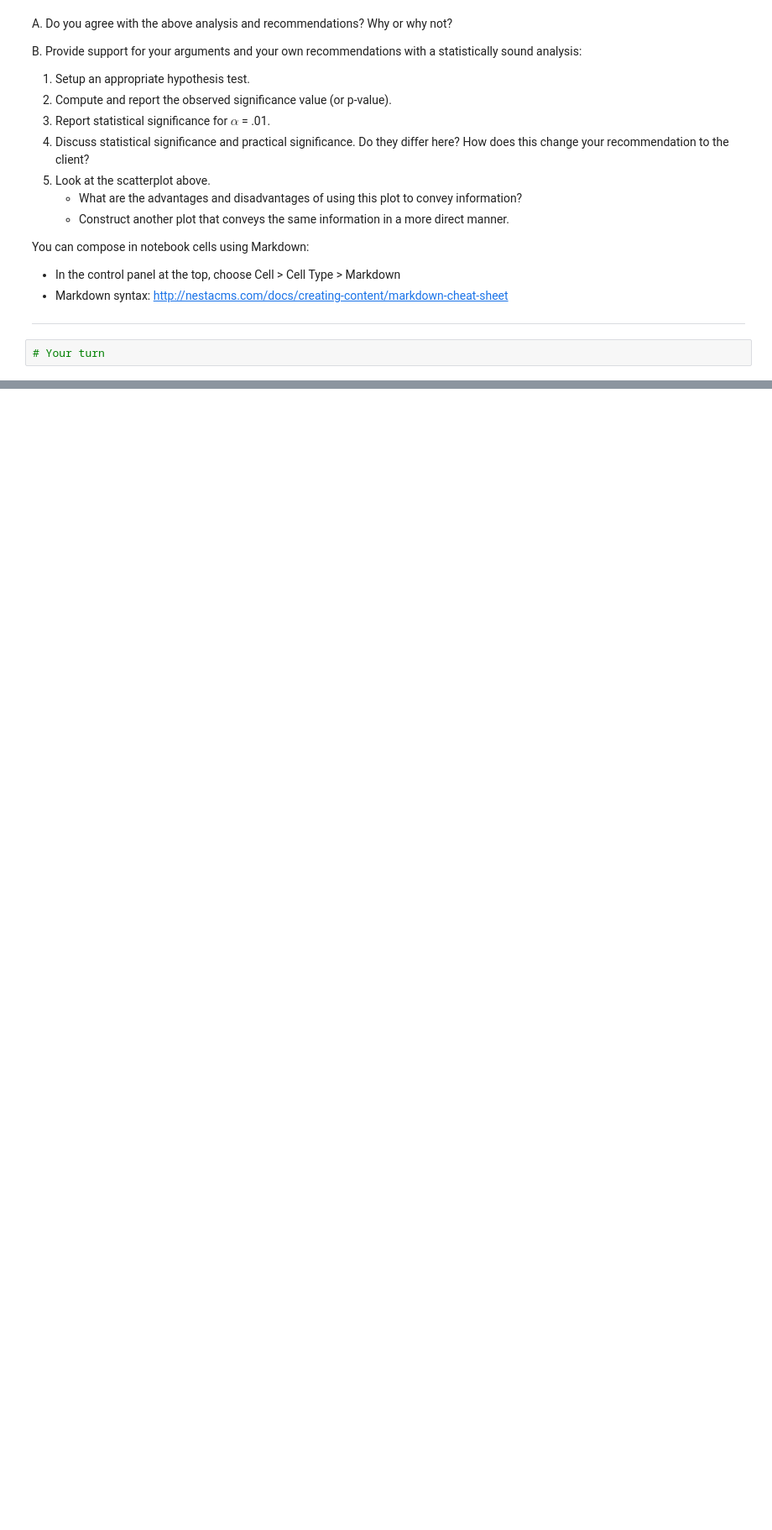
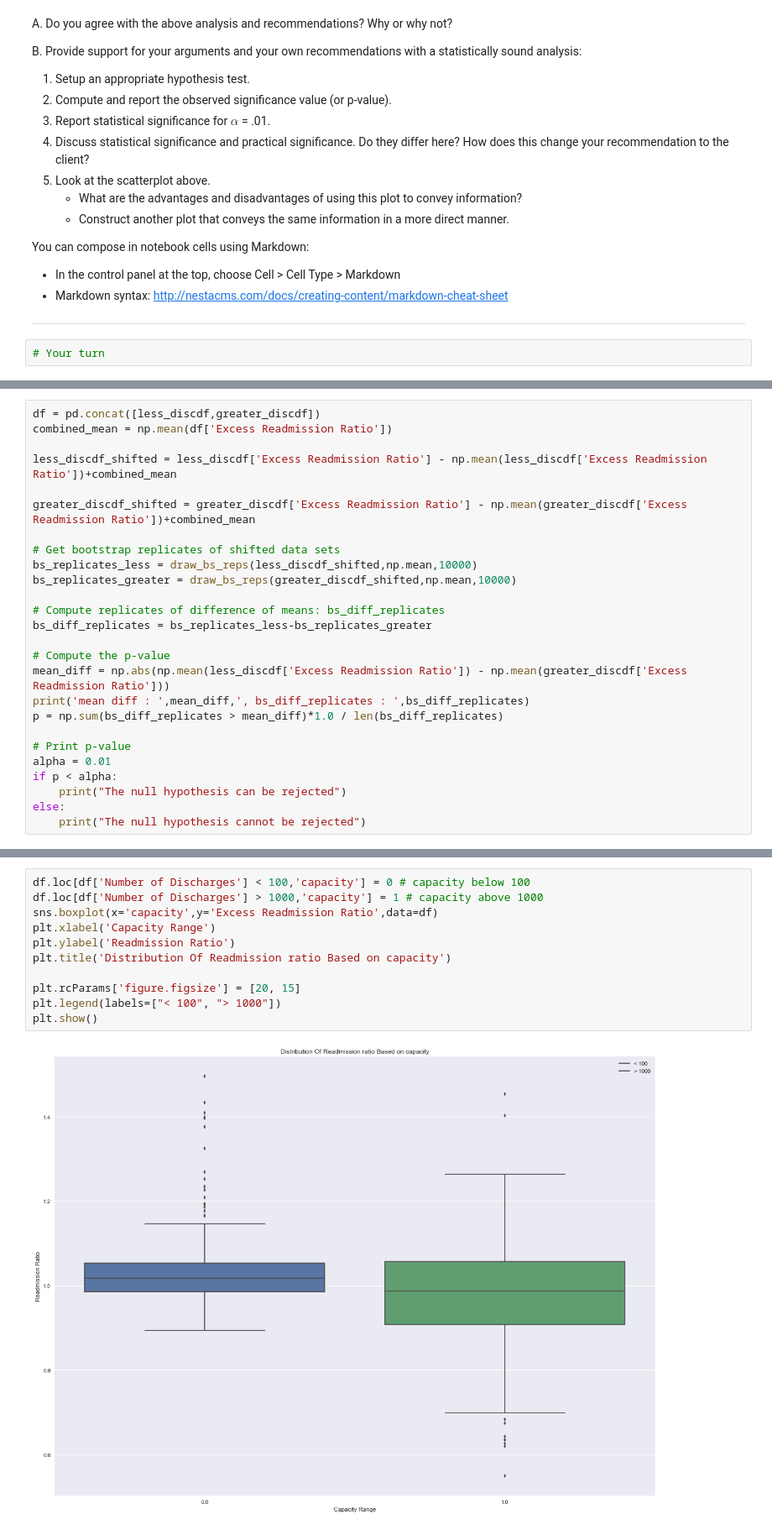
Before and after one commit to samudassir/bikesharingdemand, a Jupyter notebook: Exercises/statistics/hospital_readmit/sliderule_dsi_inferential_statistics_exercise_3.ipynb, the cells around one changed output, grey strips where cells are left out. Shown at 84% size. Drawn from its saved outputs; the diff is of its cells as text; blank space fills up the shorter version.

```diff
--- a/Exercises/statistics/hospital_readmit/sliderule_dsi_inferential_statistics_exercise_3.ipynb
+++ b/Exercises/statistics/hospital_readmit/sliderule_dsi_inferential_statistics_exercise_3.ipynb
@@ -144,0 +185,26 @@ plt.show()
+# %%
+df = pd.concat([less_discdf,greater_discdf])
+combined_mean = np.mean(df['Excess Readmission Ratio'])
+
+less_discdf_shifted = less_discdf['Excess Readmission Ratio'] - np.mean(less_discdf['Excess Readmission Ratio'])+combined_mean
+
+greater_discdf_shifted = greater_discdf['Excess Readmission Ratio'] - np.mean(greater_discdf['Excess Readmission Ratio'])+combined_mean
+
+# Get bootstrap replicates of shifted data sets
+bs_replicates_less = draw_bs_reps(less_discdf_shifted,np.mean,10000)
+bs_replicates_greater = draw_bs_reps(greater_discdf_shifted,np.mean,10000)
+
+# Compute replicates of difference of means: bs_diff_replicates
+bs_diff_replicates = bs_replicates_less-bs_replicates_greater
+
+# Compute the p-value
+mean_diff = np.abs(np.mean(less_discdf['Excess Readmission Ratio']) - np.mean(greater_discdf['Excess Readmission Ratio']))
+print('mean diff : ',mean_diff,', bs_diff_replicates : ',bs_diff_replicates)
+p = np.sum(bs_diff_replicates > mean_diff)*1.0 / len(bs_diff_replicates)
+
+# Print p-value
+alpha = 0.01
+if p < alpha:
+    print("The null hypothesis can be rejected")
+else:
+    print("The null hypothesis cannot be rejected")
@@ -144,0 +261,13 @@ plt.show()
+# %%
+df.loc[df['Number of Discharges'] < 100,'capacity'] = 0 # capacity below 100
+df.loc[df['Number of Discharges'] > 1000,'capacity'] = 1 # capacity above 1000
+sns.boxplot(x='capacity',y='Excess Readmission Ratio',data=df)
+plt.xlabel('Capacity Range')
+plt.ylabel('Readmission Ratio')
+plt.title('Distribution Of Readmission ratio Based on capacity')
+
+plt.rcParams['figure.figsize'] = [20, 15]
+plt.legend(labels=["< 100", "> 1000"])
+plt.show()
+# %% [output]
+[figure, added]
```
Also changed, not shown: parts of 18 cells of this notebook.
